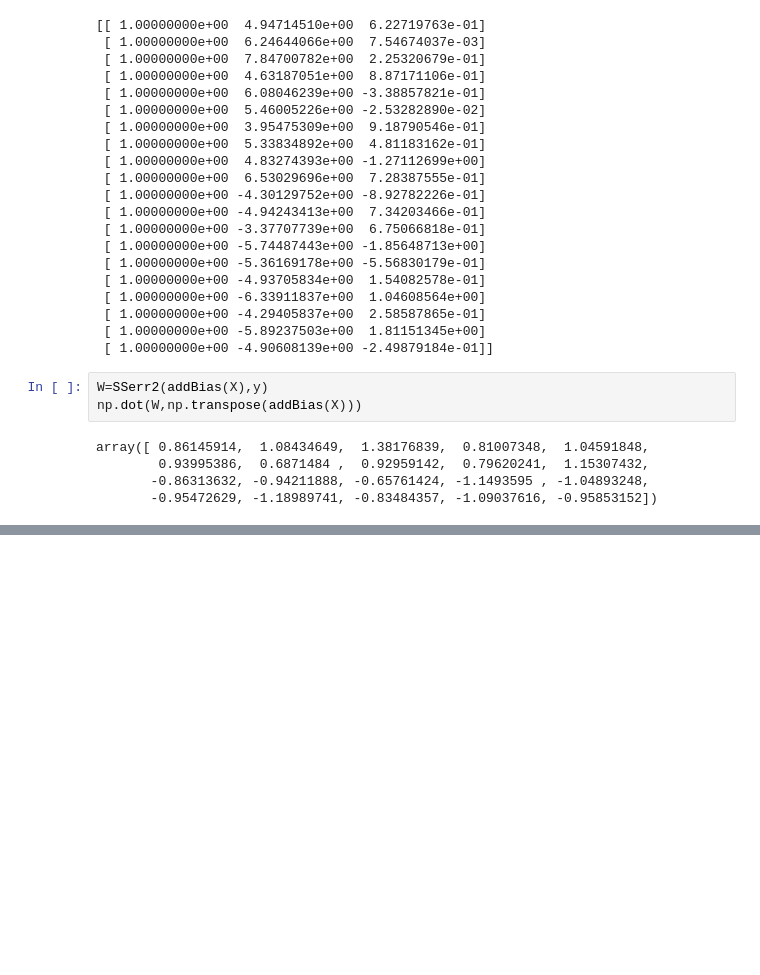
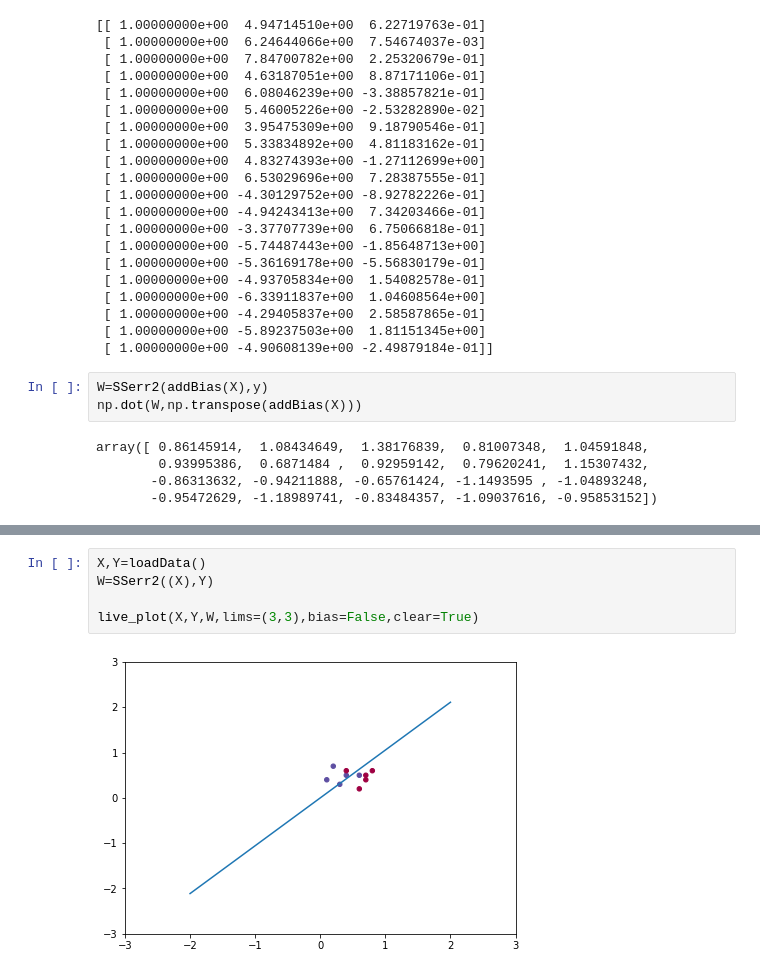
Before and after one commit to easilylazy/pattern-recognition, a Jupyter notebook: linear/linear_regression.ipynb, the cells around one changed output, grey strips where cells are left out. Drawn from its saved outputs; the diff is of its cells as text; blank space fills up the shorter version.

```diff
--- a/linear/linear_regression.ipynb
+++ b/linear/linear_regression.ipynb
@@ -280,0 +325,7 @@ array([[0.18218905, 0.01058569]])
+# %%
+X,Y=loadData()
+W=SSerr2((X),Y)
+
+live_plot(X,Y,W,lims=(3,3),bias=False,clear=True)
+# %% [output]
+[figure, added]
```
Also changed, not shown: parts of 13 cells of this notebook, 2 other files.
